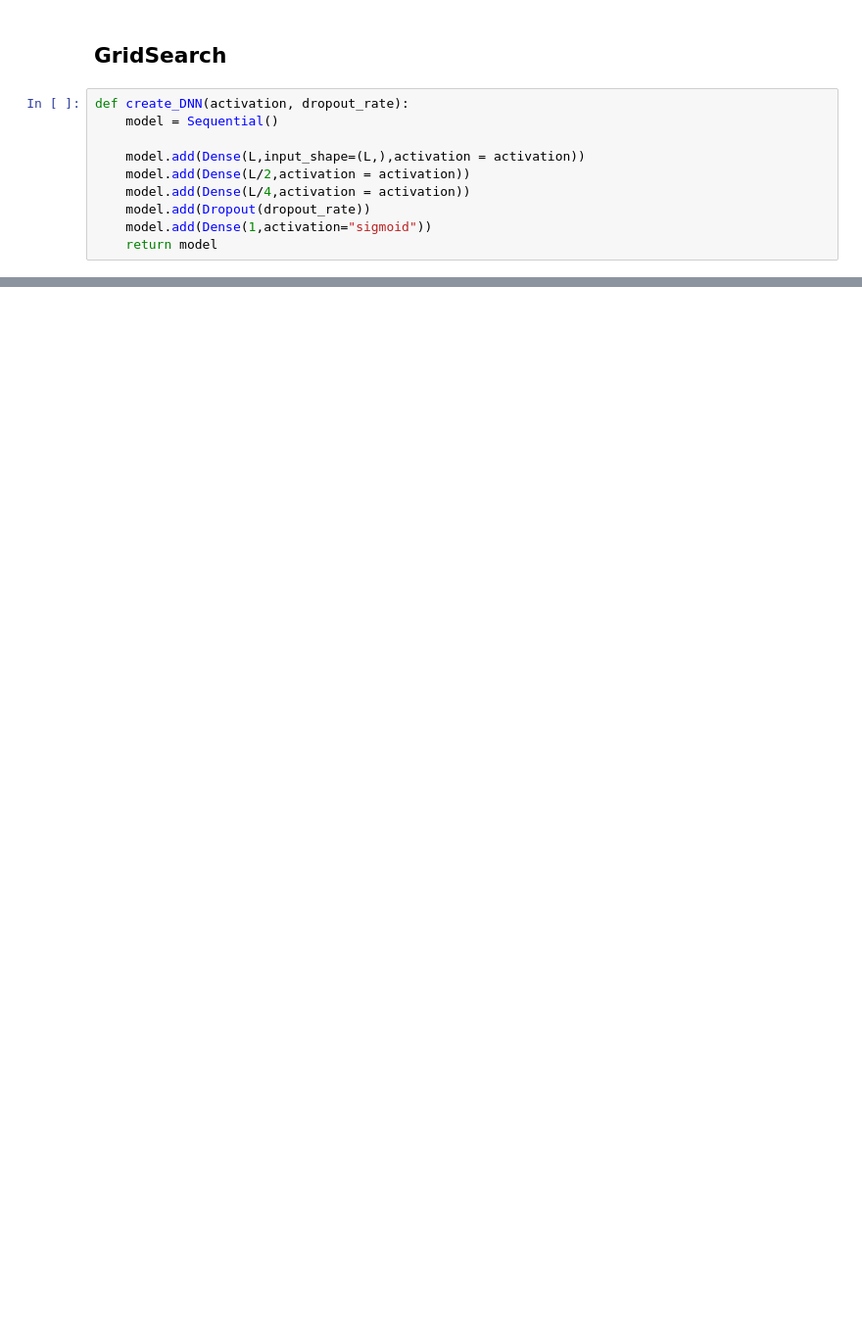
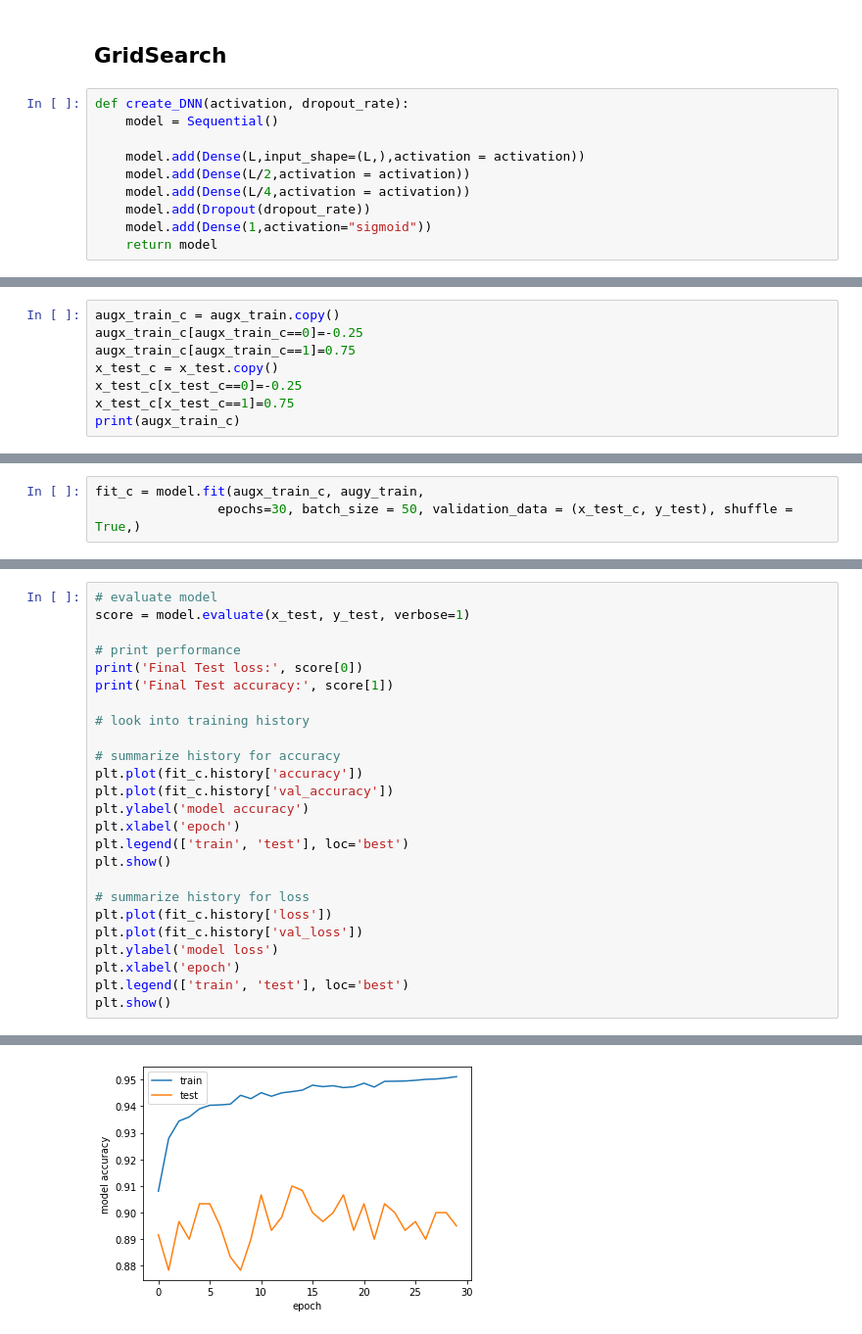
Before and after one commit to LorenzoBuriola/LoCP_moduleB, a Jupyter notebook: Week2/Ex_week02_FPGheArt.ipynb, the cells around one changed output, grey strips where cells are left out. Shown at 98% size. Saved outputs shown, nothing was run; the diff lists cells and outputs as text; blank space fills up the shorter version.

```diff
--- a/Week2/Ex_week02_FPGheArt.ipynb
+++ b/Week2/Ex_week02_FPGheArt.ipynb
@@ -317,0 +280,8 @@ param_grid
+# %%
+augx_train_c = augx_train.copy()
+augx_train_c[augx_train_c==0]=-0.25
+augx_train_c[augx_train_c==1]=0.75
+x_test_c = x_test.copy()
+x_test_c[x_test_c==0]=-0.25
+x_test_c[x_test_c==1]=0.75
+print(augx_train_c)
@@ -317,0 +296,3 @@ param_grid
+# %%
+fit_c = model.fit(augx_train_c, augy_train,
+                epochs=30, batch_size = 50, validation_data = (x_test_c, y_test), shuffle = True,)
@@ -317,0 +317,26 @@ param_grid
+# %%
+# evaluate model
+score = model.evaluate(x_test, y_test, verbose=1)
+
+# print performance
+print('Final Test loss:', score[0])
+print('Final Test accuracy:', score[1])
+
+# look into training history
+
+# summarize history for accuracy
+plt.plot(fit_c.history['accuracy'])
+plt.plot(fit_c.history['val_accuracy'])
+plt.ylabel('model accuracy')
+plt.xlabel('epoch')
+plt.legend(['train', 'test'], loc='best')
+plt.show()
+
+# summarize history for loss
+plt.plot(fit_c.history['loss'])
+plt.plot(fit_c.history['val_loss'])
+plt.ylabel('model loss')
+plt.xlabel('epoch')
+plt.legend(['train', 'test'], loc='best')
+plt.show()
+# %% [output]
@@ -317,0 +346 @@ param_grid
+[figure, added]
```
Also changed, not shown: parts of 29 cells of this notebook.
